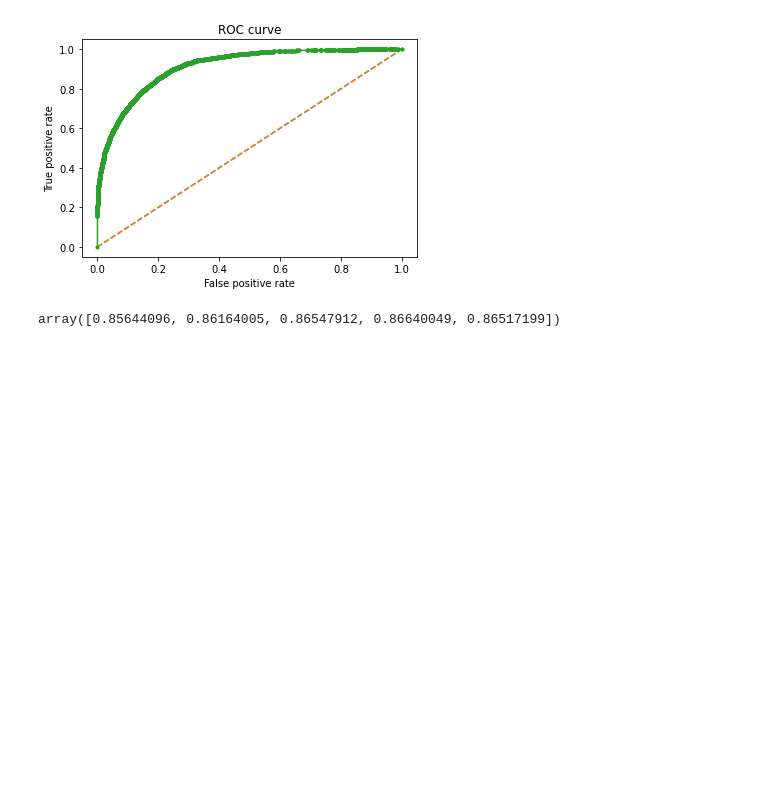
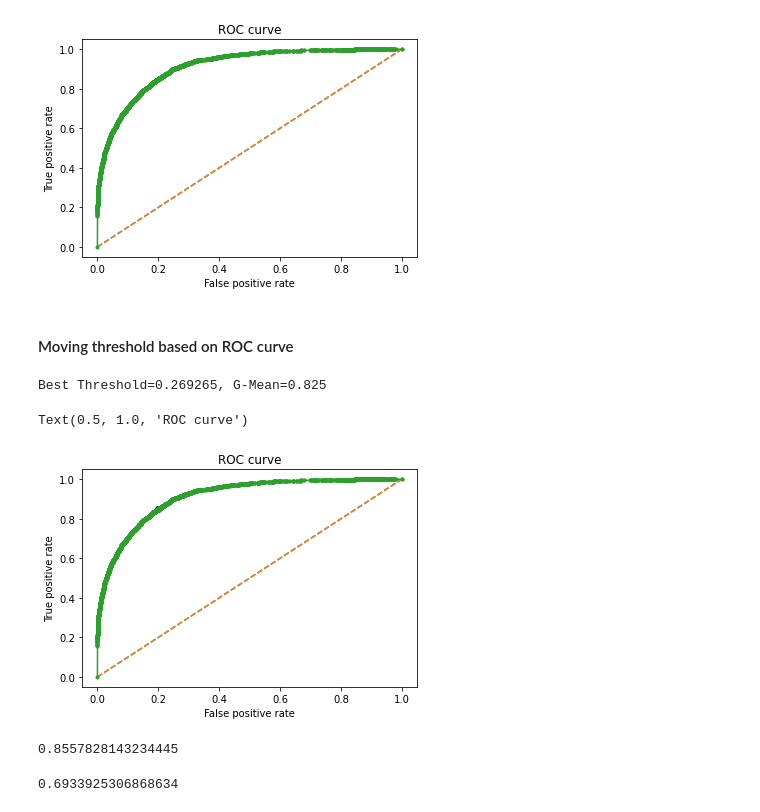
Before and after one commit to EbubekirKocadag/us-income, a Jupyter notebook: Model_training.ipynb, the cells around one changed output. Drawn from its saved outputs; the diff is of its cells as text; code cells hidden in the pictures; blank space fills up the shorter version.

Commit message:
Add some new scores testing

```diff
--- a/Model_training.ipynb
+++ b/Model_training.ipynb
@@ -111,18 +123,18 @@ array([[0.85010135, 0.85866961, 0.86040726],
 # %% [markdown]
 ### ROC curve
 # %%
-model = RandomForestClassifier(max_depth=12,
+model_tuned = RandomForestClassifier(max_depth=12,
                                max_features=None,
                                n_estimators=400,
                                oob_score=True
                               )
 # %%
-model.fit(X_train, y_train)
+model_tuned.fit(X_train, y_train)
 # %% [output]
 RandomForestClassifier(max_depth=12, max_features=None, n_estimators=400,
                        oob_score=True)
 # %%
-probs = model.predict_proba(X_test)
+probs = model_tuned.predict_proba(X_test)
 
 probs = probs[:, 1]
 # %%
@@ -138,8 +150,38 @@ plt.title("ROC curve")
 # %% [output]
 Text(0.5, 1.0, 'ROC curve')
 [figure]
-# %%
-all_accuracies = cross_val_score(estimator=model, X=X_train, y=y_train, cv=5)
-print("The mean generalization accuracy of the model is {:.2f}% (+/- {:.2f}%)".format(np.mean(all_accuracies) * 100, np.std(all_accuracies) * 100))
-# %% [output]
-array([0.85644096, 0.86164005, 0.86547912, 0.86640049, 0.86517199])
+# %% [markdown]
+#### Moving threshold based on ROC curve
+# %%
+gmeans = np.sqrt(true_positive_rate * (1 - false_positive_rate))
+# locate the index of the largest g-mean
+ix = np.argmax(gmeans)
+print('Best Threshold=%f, G-Mean=%.3f' % (thresholds[ix], gmeans[ix]))
+# %% [output]
+Best Threshold=0.269265, G-Mean=0.825
+# %%
+plt.plot([(0,0), (1,1)], linestyle="--", label="No skill")
+plt.plot(false_positive_rate, true_positive_rate, marker=".", label="Random Forest")
+plt.scatter(false_positive_rate[ix], true_positive_rate[ix], marker='o', color='black', label='Best')
+
+plt.xlabel("False positive rate")
+plt.ylabel("True positive rate")
+
+plt.title("ROC curve")
+# %% [output]
+Text(0.5, 1.0, 'ROC curve')
+[figure, added]
+# %%
+threshold = 0.4
+
+predicted_proba = model_tuned.predict_proba(X_test)
+predicted = (predicted_proba [:,1] >= threshold).astype('int')
+
+accuracy = accuracy_score(y_test, predicted)
+print(accuracy)
+# %% [output]
+0.8557828143234445
+# %%
+f1_score(y_test, predicted)
+# %% [output]
+0.6933925306868634
```
Also changed, not shown: parts of 5 cells of this notebook.
